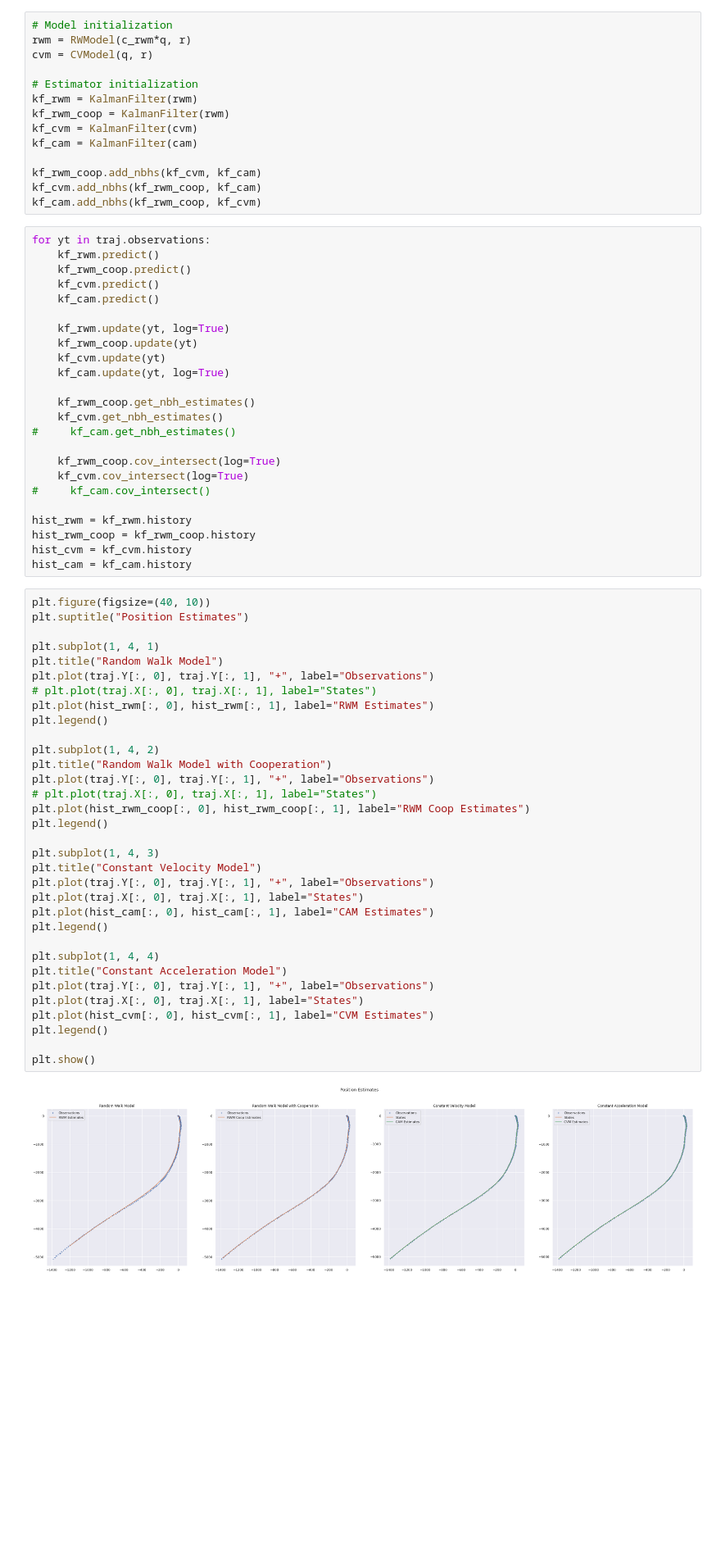
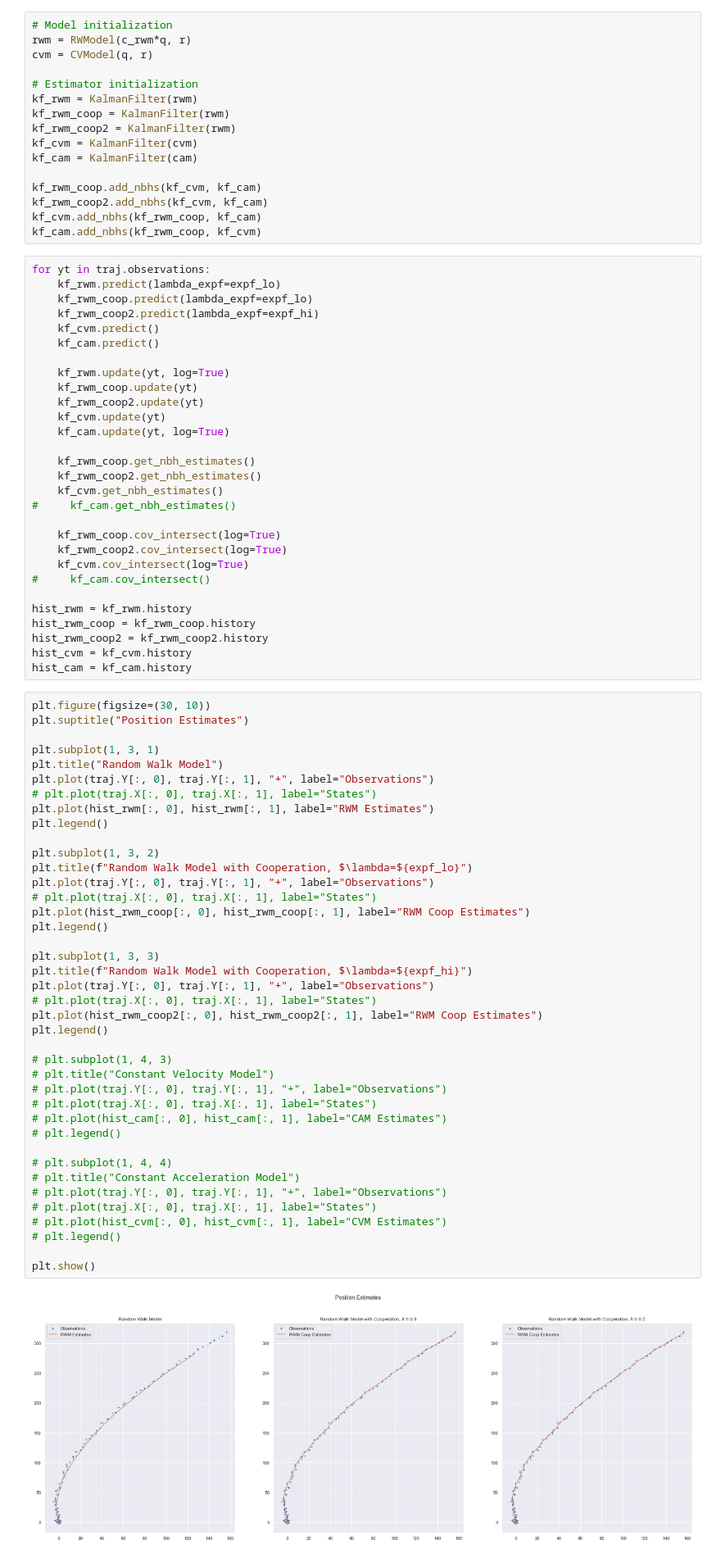
Before and after one commit to maiquang/maithanh-thesis-src, a Jupyter notebook: maithanh_kf3.ipynb, the cells around one changed output. Shown: that part at 82% size. Drawn from its saved outputs; the diff is of its cells as text; blank space fills up the shorter version.

```diff
--- a/maithanh_kf3.ipynb
+++ b/maithanh_kf3.ipynb
@@ -61,71 +63,85 @@ cvm = CVModel(q, r)
 # Estimator initialization
 kf_rwm = KalmanFilter(rwm)
 kf_rwm_coop = KalmanFilter(rwm)
+kf_rwm_coop2 = KalmanFilter(rwm)
 kf_cvm = KalmanFilter(cvm)
 kf_cam = KalmanFilter(cam)
 
 kf_rwm_coop.add_nbhs(kf_cvm, kf_cam)
+kf_rwm_coop2.add_nbhs(kf_cvm, kf_cam)
 kf_cvm.add_nbhs(kf_rwm_coop, kf_cam)
 kf_cam.add_nbhs(kf_rwm_coop, kf_cvm)
 # %%
 for yt in traj.observations:
-    kf_rwm.predict()
-    kf_rwm_coop.predict()
+    kf_rwm.predict(lambda_expf=expf_lo)
+    kf_rwm_coop.predict(lambda_expf=expf_lo)
+    kf_rwm_coop2.predict(lambda_expf=expf_hi)
     kf_cvm.predict()
     kf_cam.predict()
 
     kf_rwm.update(yt, log=True)
     kf_rwm_coop.update(yt)
+    kf_rwm_coop2.update(yt)
     kf_cvm.update(yt)
     kf_cam.update(yt, log=True)
 
     kf_rwm_coop.get_nbh_estimates()
+    kf_rwm_coop2.get_nbh_estimates()
     kf_cvm.get_nbh_estimates()
 #     kf_cam.get_nbh_estimates()
 
     kf_rwm_coop.cov_intersect(log=True)
+    kf_rwm_coop2.cov_intersect(log=True)
     kf_cvm.cov_intersect(log=True)
 #     kf_cam.cov_intersect()
 
 hist_rwm = kf_rwm.history
 hist_rwm_coop = kf_rwm_coop.history
+hist_rwm_coop2 = kf_rwm_coop2.history
 hist_cvm = kf_cvm.history
 hist_cam = kf_cam.history
 # %%
-plt.figure(figsize=(40, 10))
+plt.figure(figsize=(30, 10))
 plt.suptitle("Position Estimates")
 
-plt.subplot(1, 4, 1)
+plt.subplot(1, 3, 1)
 plt.title("Random Walk Model")
 plt.plot(traj.Y[:, 0], traj.Y[:, 1], "+", label="Observations")
 # plt.plot(traj.X[:, 0], traj.X[:, 1], label="States")
 plt.plot(hist_rwm[:, 0], hist_rwm[:, 1], label="RWM Estimates")
 plt.legend()
 
-plt.subplot(1, 4, 2)
-plt.title("Random Walk Model with Cooperation")
+plt.subplot(1, 3, 2)
+plt.title(f"Random Walk Model with Cooperation, $\lambda=${expf_lo}")
 plt.plot(traj.Y[:, 0], traj.Y[:, 1], "+", label="Observations")
 # plt.plot(traj.X[:, 0], traj.X[:, 1], label="States")
 plt.plot(hist_rwm_coop[:, 0], hist_rwm_coop[:, 1], label="RWM Coop Estimates")
 plt.legend()
 
-plt.subplot(1, 4, 3)
-plt.title("Constant Velocity Model")
+plt.subplot(1, 3, 3)
+plt.title(f"Random Walk Model with Cooperation, $\lambda=${expf_hi}")
 plt.plot(traj.Y[:, 0], traj.Y[:, 1], "+", label="Observations")
-plt.plot(traj.X[:, 0], traj.X[:, 1], label="States")
-plt.plot(hist_cam[:, 0], hist_cam[:, 1], label="CAM Estimates")
+# plt.plot(traj.X[:, 0], traj.X[:, 1], label="States")
+plt.plot(hist_rwm_coop2[:, 0], hist_rwm_coop2[:, 1], label="RWM Coop Estimates")
 plt.legend()
 
-plt.subplot(1, 4, 4)
-plt.title("Constant Acceleration Model")
-plt.plot(traj.Y[:, 0], traj.Y[:, 1], "+", label="Observations")
-plt.plot(traj.X[:, 0], traj.X[:, 1], label="States")
-plt.plot(hist_cvm[:, 0], hist_cvm[:, 1], label="CVM Estimates")
-plt.legend()
+# plt.subplot(1, 4, 3)
+# plt.title("Constant Velocity Model")
+# plt.plot(traj.Y[:, 0], traj.Y[:, 1], "+", label="Observations")
+# plt.plot(traj.X[:, 0], traj.X[:, 1], label="States")
+# plt.plot(hist_cam[:, 0], hist_cam[:, 1], label="CAM Estimates")
+# plt.legend()
+
+# plt.subplot(1, 4, 4)
+# plt.title("Constant Acceleration Model")
+# plt.plot(traj.Y[:, 0], traj.Y[:, 1], "+", label="Observations")
+# plt.plot(traj.X[:, 0], traj.X[:, 1], label="States")
+# plt.plot(hist_cvm[:, 0], hist_cvm[:, 1], label="CVM Estimates")
+# plt.legend()
 
 plt.show()
 # %% [output]
-[figure, old version]
+[figure, new version]
 # %%
 # RMSE calculation
 rmse_rwm = rmse(traj.X[:, :2], hist_rwm[:, :2], ndat)
```
Also changed, not shown: parts of 6 cells of this notebook, 1 other file.
